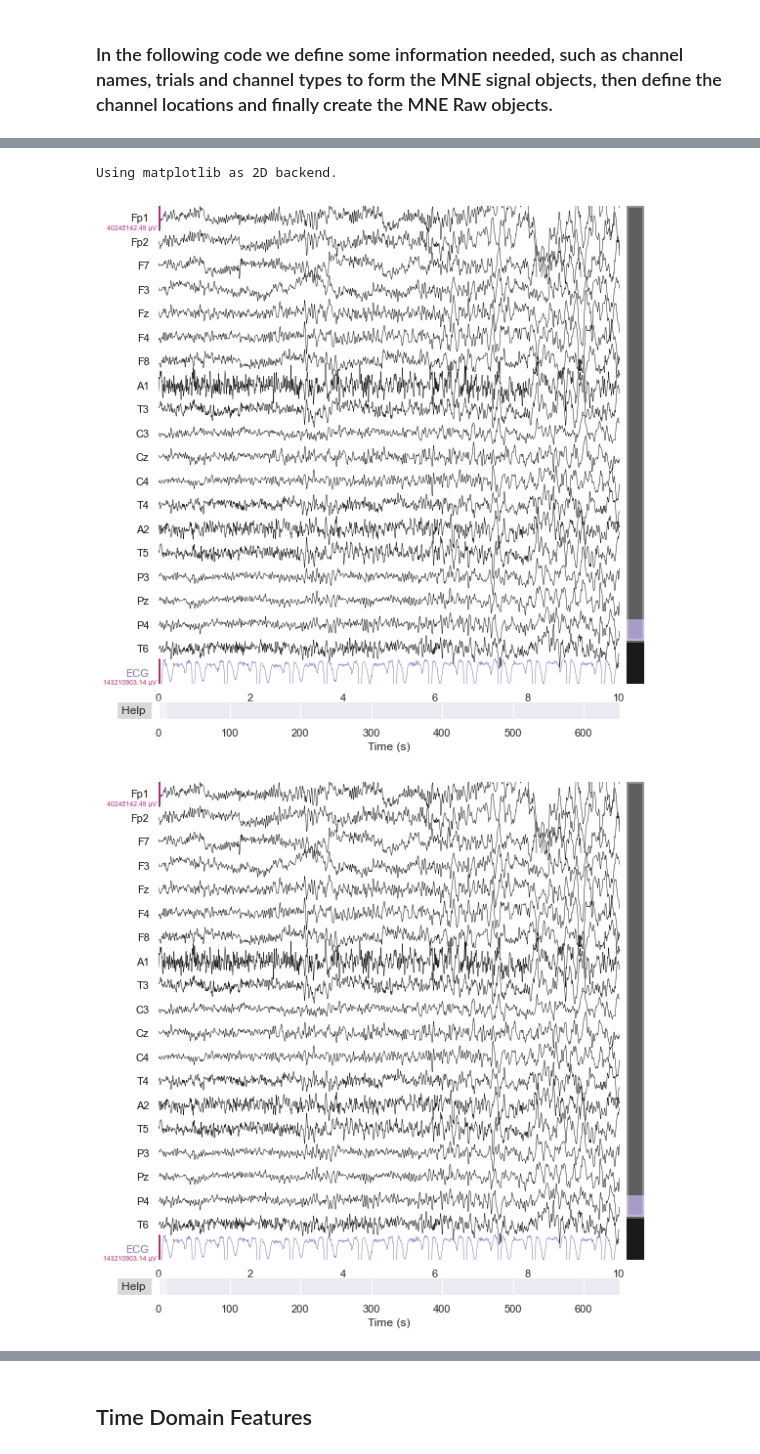
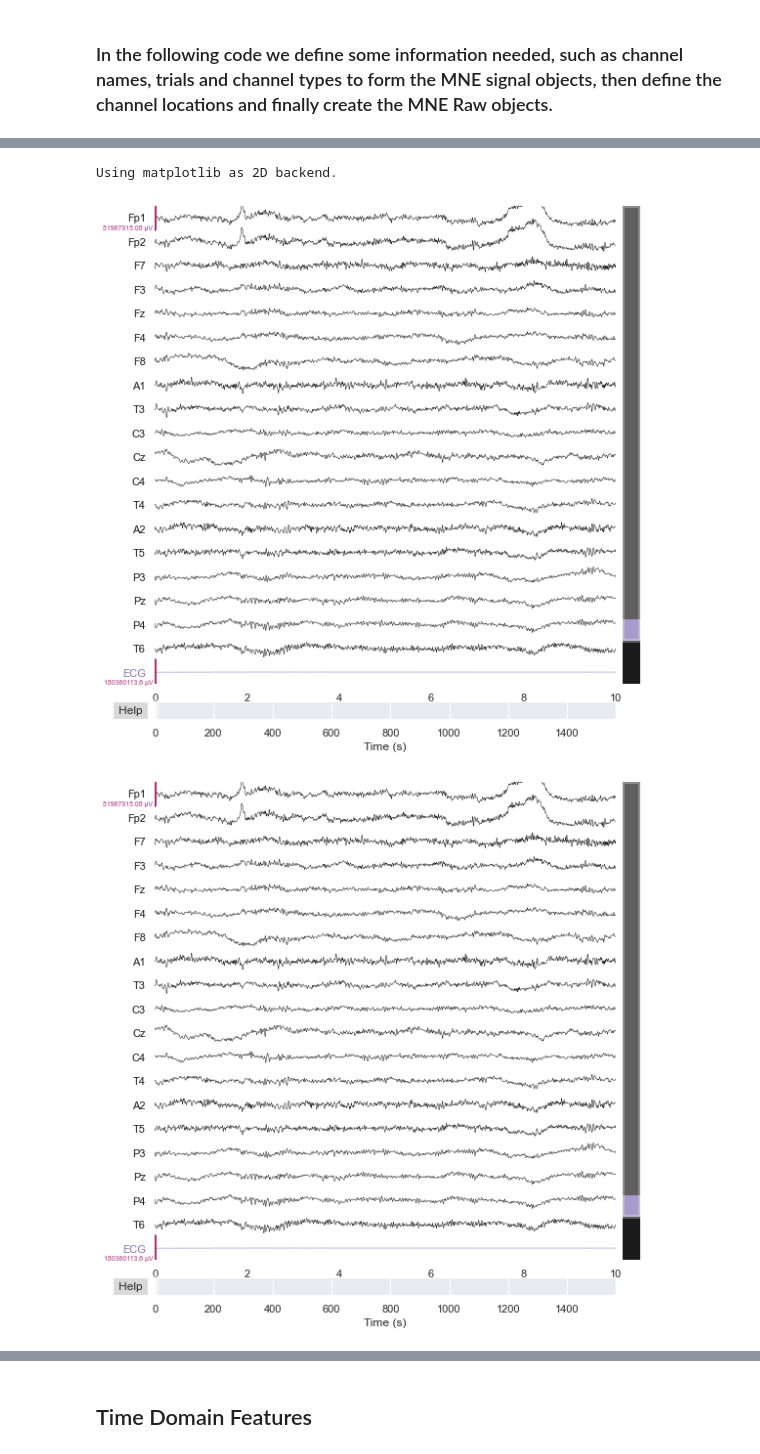
Before and after one commit to elifozkn/EEG-Burst-Suppression-Analysis, a Jupyter notebook: EEG-BS.ipynb, the cells around one changed output, grey strips where cells are left out. Drawn from its saved outputs; the diff is of its cells as text; code cells hidden in the pictures.

```diff
--- a/EEG-BS.ipynb
+++ b/EEG-BS.ipynb
@@ -155,6 +186,6 @@ eeg_india.update(eeg_india_256)
 # %%
-eeg_india[5].plot(scalings = "auto")
+eeg_india[2].plot(scalings= "auto")
 # %% [output]
 Using matplotlib as 2D backend.
-[figure, old version]
+[figure, new version]
-[figure, old version]
+[figure, new version]
```
Also changed, not shown: parts of 47 cells of this notebook.
